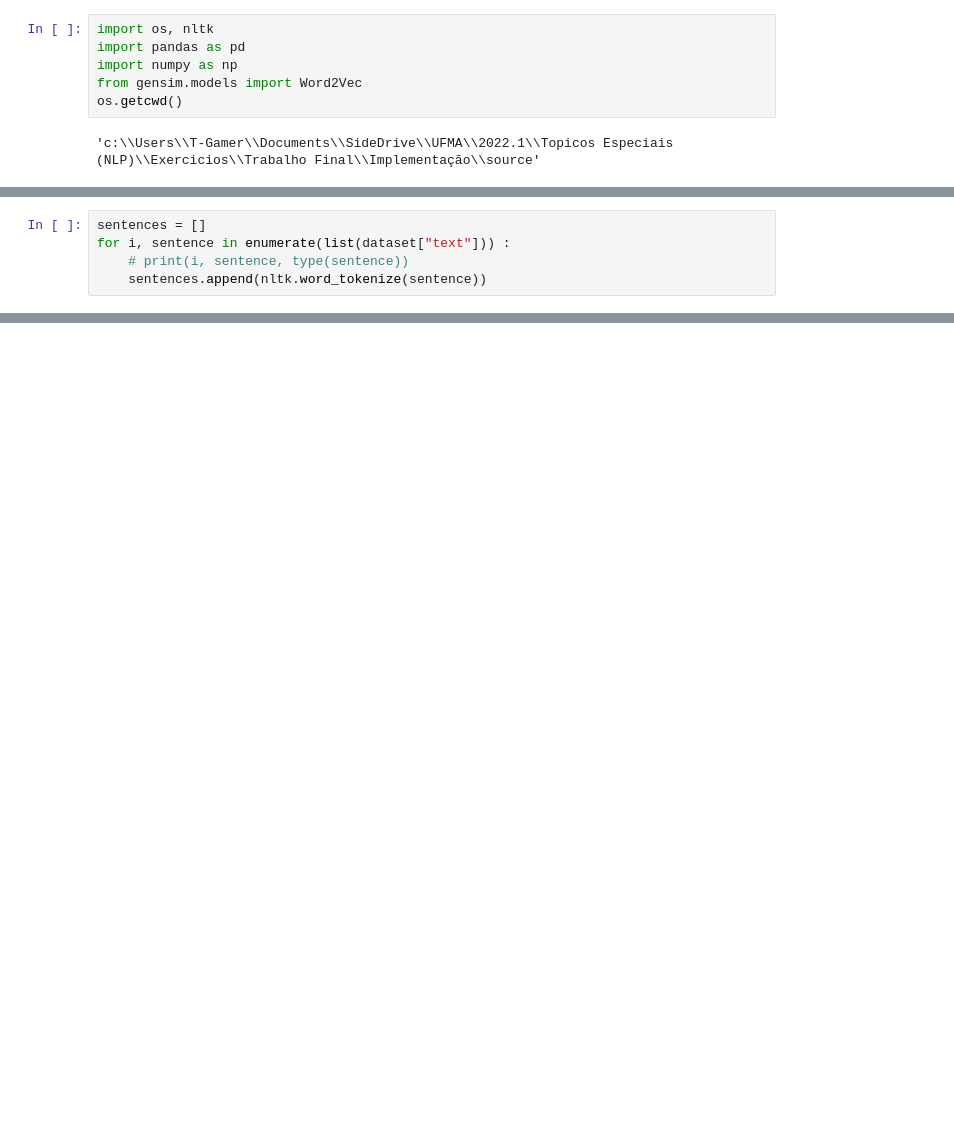
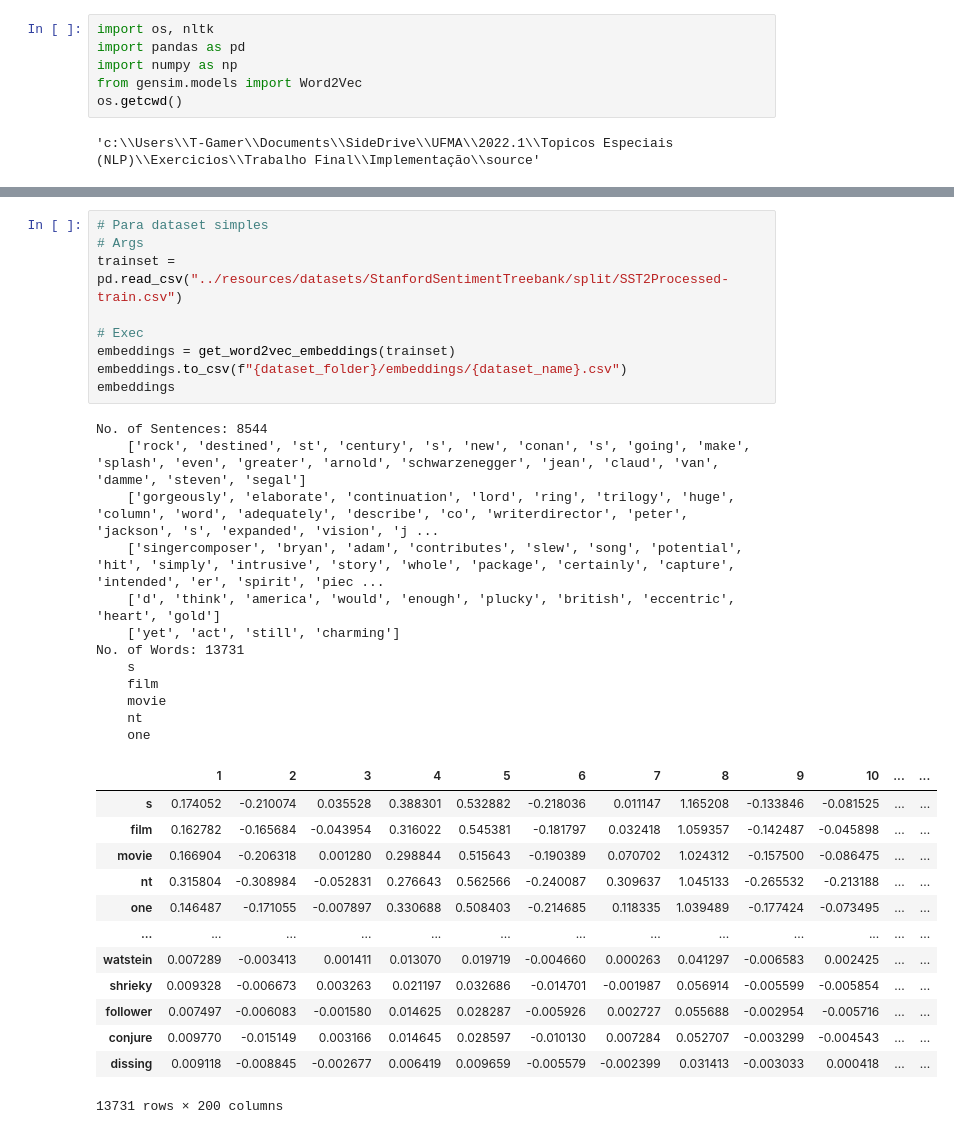
Before and after one commit to AzevedoArthur/nlp-final, a Jupyter notebook: embedding.ipynb, the cells around one changed output, grey strips where cells are left out. Saved outputs shown, nothing was run; the diff lists cells and outputs as text; blank space fills up the shorter version.

```diff
--- a/embedding.ipynb
+++ b/embedding.ipynb
@@ -26,5 +8,0 @@ dataset
-# %%
-sentences = []
-for i, sentence in enumerate(list(dataset["text"])) :
-    # print(i, sentence, type(sentence))
-    sentences.append(nltk.word_tokenize(sentence))
@@ -59,0 +82,35 @@ embeddings
+# %%
+# Para dataset simples
+# Args
+trainset = pd.read_csv("../resources/datasets/StanfordSentimentTreebank/split/SST2Processed-train.csv")
+
+# Exec
+embeddings = get_word2vec_embeddings(trainset)
+embeddings.to_csv(f"{dataset_folder}/embeddings/{dataset_name}.csv")
+embeddings
+# %% [output]
+No. of Sentences: 8544
+    ['rock', 'destined', 'st', 'century', 's', 'new', 'conan', 's', 'going', 'make', 'splash', 'even', 'greater', 'arnold', 'schwarzenegger', 'jean', 'claud', 'van', 'damme', 'steven', 'segal']
+    ['gorgeously', 'elaborate', 'continuation', 'lord', 'ring', 'trilogy', 'huge', 'column', 'word', 'adequately', 'describe', 'co', 'writerdirector', 'peter', 'jackson', 's', 'expanded', 'vision', 'j ...
+    ['singercomposer', 'bryan', 'adam', 'contributes', 'slew', 'song', 'potential', 'hit', 'simply', 'intrusive', 'story', 'whole', 'package', 'certainly', 'capture', 'intended', 'er', 'spirit', 'piec ...
+    ['d', 'think', 'america', 'would', 'enough', 'plucky', 'british', 'eccentric', 'heart', 'gold']
+    ['yet', 'act', 'still', 'charming']
+No. of Words: 13731
+    s
+    film
+    movie
+    nt
+    one
+|  | 1 | 2 | 3 | 4 | 5 | 6 | 7 | 8 | 9 | 10 | ... | ... |
+| s | 0.174052 | -0.210074 | 0.035528 | 0.388301 | 0.532882 | -0.218036 | 0.011147 | 1.165208 | -0.133846 | -0.081525 | ... | ... |
+| film | 0.162782 | -0.165684 | -0.043954 | 0.316022 | 0.545381 | -0.181797 | 0.032418 | 1.059357 | -0.142487 | -0.045898 | ... | ... |
+| movie | 0.166904 | -0.206318 | 0.001280 | 0.298844 | 0.515643 | -0.190389 | 0.070702 | 1.024312 | -0.157500 | -0.086475 | ... | ... |
+| nt | 0.315804 | -0.308984 | -0.052831 | 0.276643 | 0.562566 | -0.240087 | 0.309637 | 1.045133 | -0.265532 | -0.213188 | ... | ... |
+| one | 0.146487 | -0.171055 | -0.007897 | 0.330688 | 0.508403 | -0.214685 | 0.118335 | 1.039489 | -0.177424 | -0.073495 | ... | ... |
+| ... | ... | ... | ... | ... | ... | ... | ... | ... | ... | ... | ... | ... |
+| watstein | 0.007289 | -0.003413 | 0.001411 | 0.013070 | 0.019719 | -0.004660 | 0.000263 | 0.041297 | -0.006583 | 0.002425 | ... | ... |
+| shrieky | 0.009328 | -0.006673 | 0.003263 | 0.021197 | 0.032686 | -0.014701 | -0.001987 | 0.056914 | -0.005599 | -0.005854 | ... | ... |
+| follower | 0.007497 | -0.006083 | -0.001580 | 0.014625 | 0.028287 | -0.005926 | 0.002727 | 0.055688 | -0.002954 | -0.005716 | ... | ... |
+| conjure | 0.009770 | -0.015149 | 0.003166 | 0.014645 | 0.028597 | -0.010130 | 0.007284 | 0.052707 | -0.003299 | -0.004543 | ... | ... |
+| dissing | 0.009118 | -0.008845 | -0.002677 | 0.006419 | 0.009659 | -0.005579 | -0.002399 | 0.031413 | -0.003033 | 0.000418 | ... | ... |
+13731 rows × 200 columns
```
Also changed, not shown: parts of 7 cells of this notebook, 3 other files.
